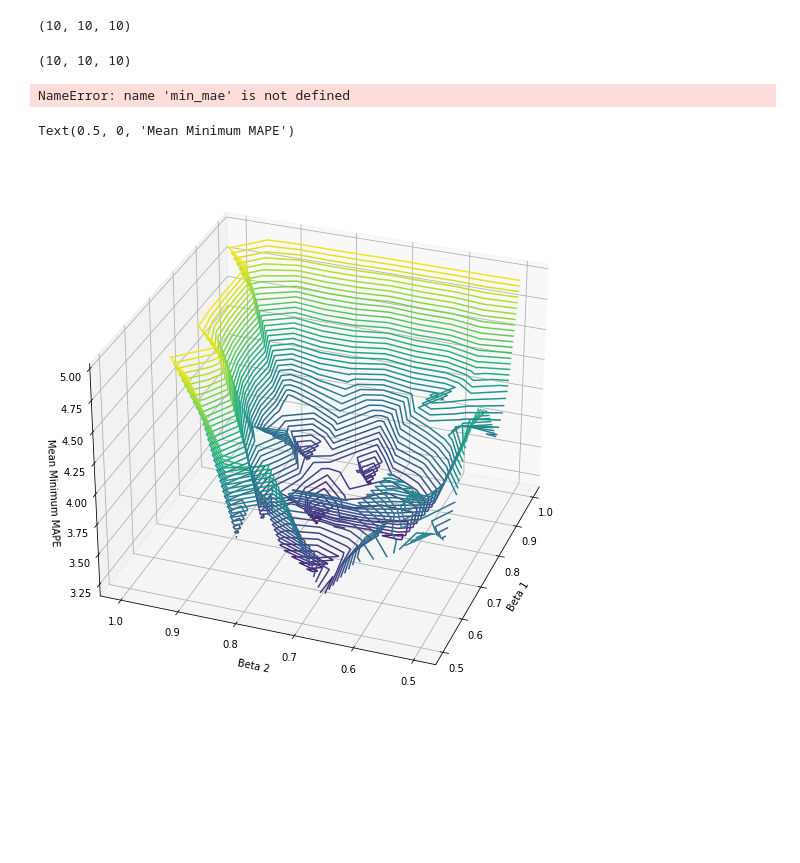
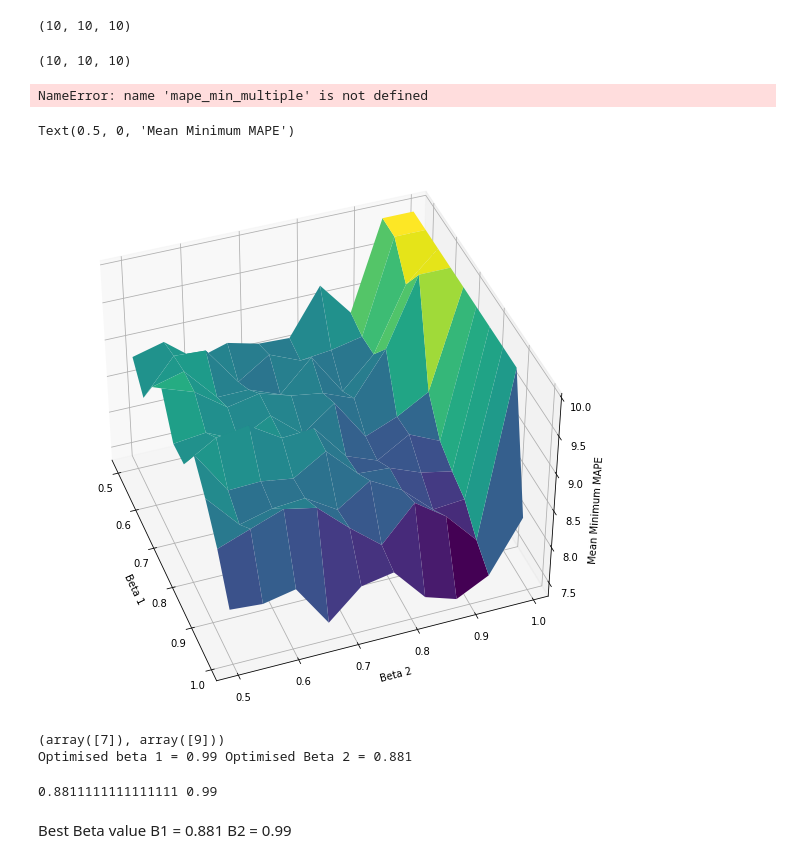
Before and after one commit to seancraven/Level-4-Masters-Project, a Jupyter notebook: Djuna_Data_Generation_Notebook/optimiser_test.ipynb, the cells around one changed output. Saved outputs shown, nothing was run; the diff lists cells and outputs as text; code cells hidden in the pictures; blank space fills up the shorter version.

```diff
--- a/Djuna_Data_Generation_Notebook/optimiser_test.ipynb
+++ b/Djuna_Data_Generation_Notebook/optimiser_test.ipynb
@@ -81,28 +77,44 @@ loaded_reshape = np.loadtxt('adam_beta_test.csv',delimiter= ',')
 loaded_mae_min = loaded_reshape.reshape(10,100//10,10)
 # %%
 print(loaded_mae_min.shape)
-if np.isclose(min_mae,loaded_mae_min).all:
+if np.isclose(mape_min_multiple,loaded_mae_min).all:
     print('fuck yes')
 else:
     print('dum cunt ')
 # %% [output]
 (10, 10, 10)
-NameError: name 'min_mae' is not defined
+NameError: name 'mape_min_multiple' is not defined
 # %%
-mean_mae_min = np.nan_to_num(np.mean(loaded_mae_min,axis = 2),nan = 5)
-beta_range = np.linspace(0.5,1,10)
+mean_mae_min = np.nan_to_num(np.mean(loaded_mae_min,axis = 2),nan = 10)
+beta_range = np.linspace(0.5,0.99,10)
-# %%
-mean_mae_min[np.where(mean_mae_min>5)] = 5
+# %%
+mean_mae_min[np.where(mean_mae_min>10)] = 10
+beta_range_array = np.ones_like(mean_mae_min)*beta_range
+beta_range_array_2 = beta_range_array.transpose()
 # %%
 fig = plt.figure(figsize = (10,10))
 ax = plt.axes(projection='3d')
-ax.contour3D(beta_range, beta_range, mean_mae_min , 50 ,cmap = 'viridis')
-ax.view_init(30,200)
+ax.plot_surface(beta_range_array, beta_range_array_2, mean_mae_min , cmap = 'viridis')
+ax.view_init(40,340)
 ax.set_xlabel('Beta 1')
 ax.set_ylabel('Beta 2')
 ax.set_zlabel('Mean Minimum MAPE')
 # %% [output]
 Text(0.5, 0, 'Mean Minimum MAPE')
-[figure, old version]
+[figure, new version]
 # %%
 fig.savefig('../Figures/Adam_Beta_parameters_contour_plot.png',dpi = 300)
+# %%
+print(np.where(np.min(mean_mae_min) ==mean_mae_min))
+print('Optimised beta 1 =', beta_range_array[7,9],'Optimised Beta 2 =', round(beta_range_array_2[7,9],3))
+# %% [output]
+(array([7]), array([9]))
+Optimised beta 1 = 0.99 Optimised Beta 2 = 0.881
+# %%
+print(beta_range[7],beta_range[9])
+# %% [output]
+0.8811111111111111 0.99
+# %% [markdown]
+Best Beta value
+B1 = 0.881
+B2 = 0.99
```
Also changed, not shown: parts of 4 cells of this notebook, 3 other files.
